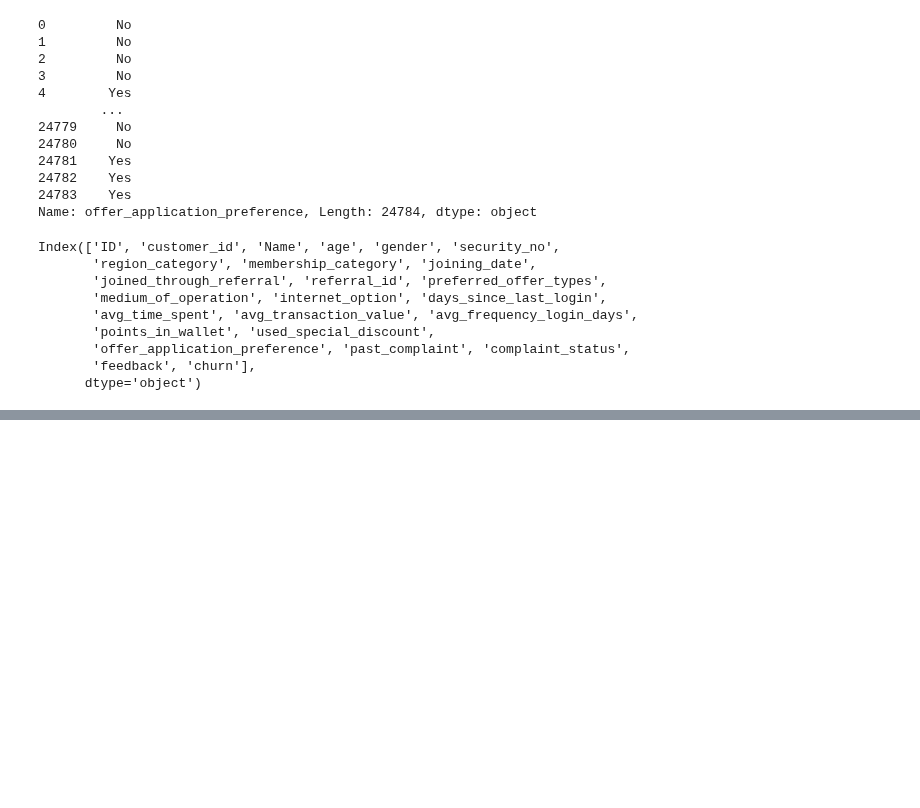
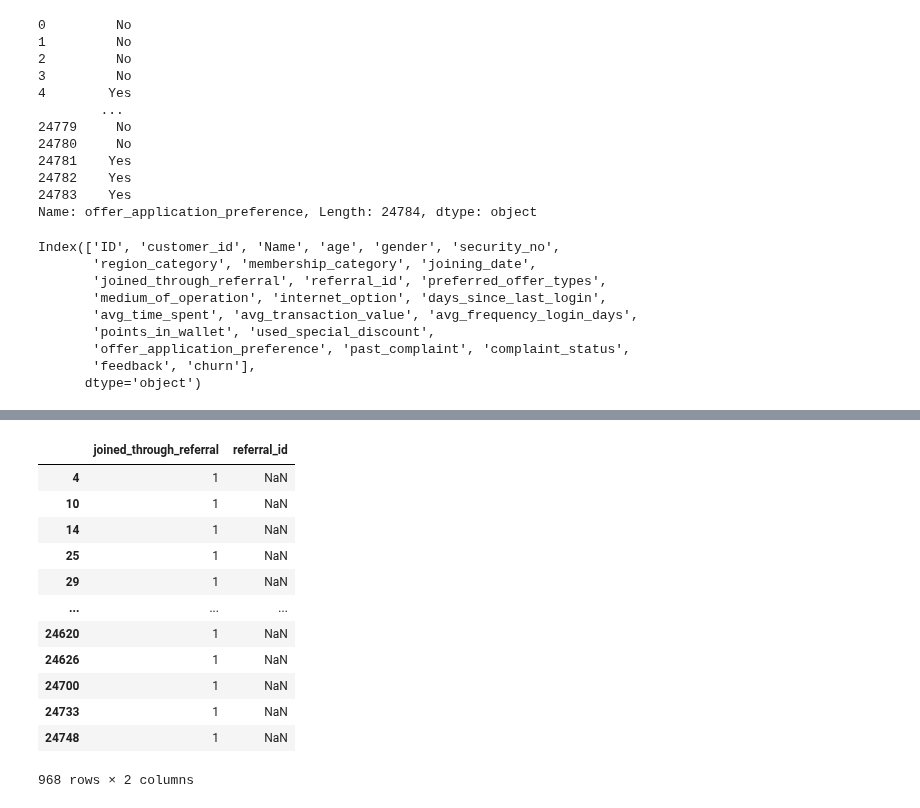
Before and after one commit to 1shaked/year_3, a Jupyter notebook: dama mining/Final project Part 1/report.ipynb, the cells around one changed output, grey strips where cells are left out. Cells and saved outputs as stored; diff of their text form; code cells hidden in the pictures; blank space fills up the shorter version.

```diff
--- a/dama mining/Final project Part 1/report.ipynb
+++ b/dama mining/Final project Part 1/report.ipynb
@@ -115,0 +121,6 @@ Index(['ID', 'customer_id', 'Name', 'age', 'gender', 'security_no',
+# %%
+# The gender column is categorical, so we will convert it to is male column
+df['is_male'] = df.gender.apply(lambda x: 1 if x == 'M' else 0)
+# %%
+# change the df.joined_through_referral column to 1 if the user joined through referral and 0 otherwise
+df.joined_through_referral = df.joined_through_referral.apply(lambda x: 1 if x == 'Yes' else 0)
@@ -115,0 +227,16 @@ Index(['ID', 'customer_id', 'Name', 'age', 'gender', 'security_no',
+# %%
+df[(df.joined_through_referral == 1) & (df.referral_id.isnull())][['joined_through_referral', 'referral_id']]
+# %% [output]
+|  | joined_through_referral | referral_id |
+| 4 | 1 | NaN |
+| 10 | 1 | NaN |
+| 14 | 1 | NaN |
+| 25 | 1 | NaN |
+| 29 | 1 | NaN |
+| ... | ... | ... |
+| 24620 | 1 | NaN |
+| 24626 | 1 | NaN |
+| 24700 | 1 | NaN |
+| 24733 | 1 | NaN |
+| 24748 | 1 | NaN |
+968 rows × 2 columns
```
Also changed, not shown: parts of 11 cells of this notebook.
